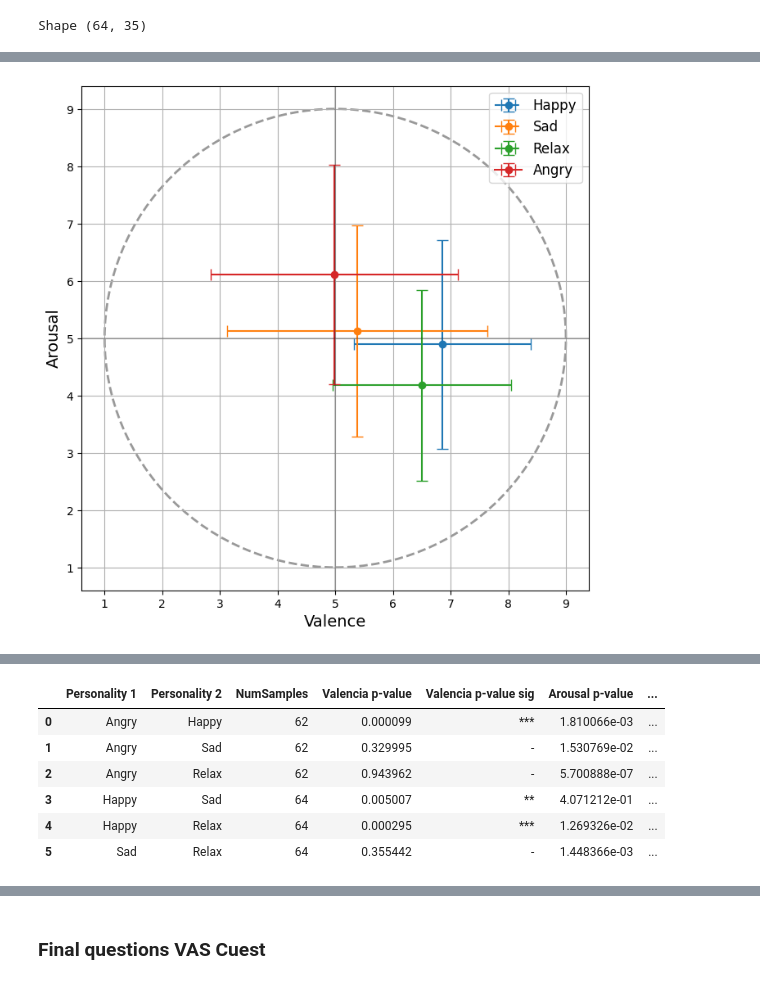
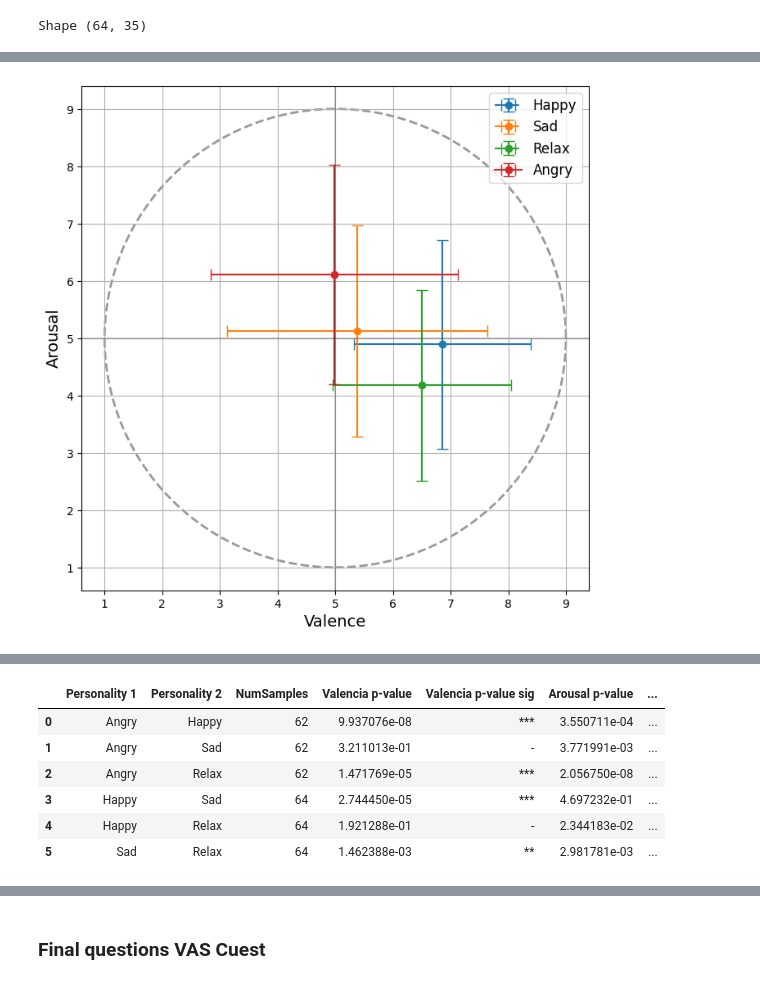
Before and after one commit to ASAPLableni/LableniBot, a Jupyter notebook: DataAnalysis/AnalysisQuestUpdate.ipynb, the cells around one changed output, grey strips where cells are left out. Cells and saved outputs as stored; diff of their text form; code cells hidden in the pictures.

```diff
--- a/DataAnalysis/AnalysisQuestUpdate.ipynb
+++ b/DataAnalysis/AnalysisQuestUpdate.ipynb
@@ -869,20 +963,20 @@ Mean Sad Question2 = 4.8906 +/- 1.5724 ; Median = 5.0 ; Min. =  1.0 ; Max. =  7.
 # %%
 results_subject_list = []
-for i_p1, p1 in enumerate(df_all_cuest["Personality"].unique()[:-1]):
-    for p2 in df_all_cuest["Personality"].unique()[(i_p1+1):]:
+for i_p1, p1 in enumerate(df_all_cuest["NewPersonality"].unique()[:-1]):
+    for p2 in df_all_cuest["NewPersonality"].unique()[(i_p1+1):]:
         # print("Personality", p1, p2)
 
-        x1 = (df_all_cuest[df_all_cuest["Personality"] == p1]["Question1"]).dropna()
-        x2 = (df_all_cuest[df_all_cuest["Personality"] == p2]["Question1"]).dropna()
+        x1 = (df_all_cuest[df_all_cuest["NewPersonality"] == p1]["Question1"]).dropna()
+        x2 = (df_all_cuest[df_all_cuest["NewPersonality"] == p2]["Question1"]).dropna()
 
-        _, p_value_valencia = sp.stats.mannwhitneyu(x1, x2)
+        _, p_value_valencia = sp.stats.kruskal(x1, x2)
 
-        x1 = (df_all_cuest[df_all_cuest["Personality"] == p1]["Question2"]).dropna().astype(np.int16)
-        x2 = (df_all_cuest[df_all_cuest["Personality"] == p2]["Question2"]).dropna().astype(np.int16)
+        x1 = (df_all_cuest[df_all_cuest["NewPersonality"] == p1]["Question2"]).dropna().astype(np.int16)
+        x2 = (df_all_cuest[df_all_cuest["NewPersonality"] == p2]["Question2"]).dropna().astype(np.int16)
 
-        _, p_value_arousal = sp.stats.mannwhitneyu(x1, x2)
+        _, p_value_arousal = sp.stats.kruskal(x1, x2)
 
-        results_subject_list.append({
+        results_subject_lrellist.append({
             "Personality 1": p1,
             "Personality 2": p2,
             "NumSamples": len(x1),
@@ -1273,34 +1488,70 @@ plt.savefig("Results/Images/SAMVH.pdf", dpi=300, format="pdf")
 plt.show()
 
 aute.stat_print(df_angry["Question6"], "Angry Valence")
+_, p_value = sp.stats.normaltest(df_angry["Question6"].dropna())
+print("p-value", p_value, "in string", aute.get_p_string(p_value))
+
 aute.stat_print(df_angry["Question7"], "Angry Arousal")
+_, p_value = sp.stats.normaltest(df_angry["Question7"].dropna())
+print("p-value", p_value, "in string", aute.get_p_string(p_value))
+
 print()
 aute.stat_print(df_happy["Question6"], "Happy Valence")
+_, p_value = sp.stats.normaltest(df_happy["Question6"].dropna())
+print("p-value", p_value, "in string", aute.get_p_string(p_value))
+
 aute.stat_print(df_happy["Question7"], "Happy Arousal")
+_, p_value = sp.stats.normaltest(df_happy["Question7"].dropna())
+print("p-value", p_value, "in string", aute.get_p_string(p_value))
+
 print()
 aute.stat_print(df_sad["Question6"], "Sad Valence")
+_, p_value = sp.stats.normaltest(df_sad["Question6"].dropna())
+print("p-value", p_value, "in string", aute.get_p_string(p_value))
+
 aute.stat_print(df_sad["Question7"], "Sad Arousal")
+_, p_value = sp.stats.normaltest(df_sad["Question7"].dropna())
+print("p-value", p_value, "in string", aute.get_p_string(p_value))
+
 print()
 aute.stat_print(df_relax["Question6"], "Relax Valence")
+_, p_value = sp.stats.normaltest(df_relax["Question6"].dropna())
+print("p-value", p_value, "in string", aute.get_p_string(p_value))
+
 aute.stat_print(df_relax["Question7"], "Relax Arousal")
+_, p_value = sp.stats.normaltest(df_relax["Question7"].dropna())
+print("p-value", p_value, "in string", aute.get_p_string(p_value))
+
 print()
 
 personality_list = ["Angry", "Happy", "Sad", "Relax"]
+
+group_list = [
+    df_g["Question6"].dropna().tolist() for g, df_g in df_all_cuest.groupby("NewPersonality") if g != "Neutral"
+]
+_, pvalue = sp.stats.f_oneway(*group_list)
+print("Valence", pvalue, "string", aute.get_p_string(pvalue))
+
+group_list = [
+    df_g["Question7"].dropna().tolist() for g, df_g in df_all_cuest.groupby("NewPersonality") if g != "Neutral"
+]
+_, pvalue = sp.stats.f_oneway(*group_list)
+print("Arousal", pvalue, "string", aute.get_p_string(pvalue))
 
 results_vh_list = []
 for i_p1, p1 in enumerate(personality_list[:-1]):
     for p2 in personality_list[(i_p1+1):]:
         # print("Personality", p1, p2)
 
-        x1 = rescale_feature(df_all_cuest[df_all_cuest["Personality"] == p1]["Question6"]).dropna()
-        x2 = rescale_feature(df_all_cuest[df_all_cuest["Personality"] == p2]["Question6"]).dropna()
+        x1 = df_all_cuest[df_all_cuest["Personality"] == p1]["Question6"].dropna()
+        x2 = df_all_cuest[df_all_cuest["Personality"] == p2]["Question6"].dropna()
 
-        _, p_value_valencia = sp.stats.mannwhitneyu(x1, x2)
+        _, p_value_valencia = sp.stats.ttest_ind(x1, x2)
 
-        x1 = rescale_feature(df_all_cuest[df_all_cuest["Personality"] == p1]["Question7"]).dropna().astype(np.int16)
-        x2 = rescale_feature(df_all_cuest[df_all_cuest["Personality"] == p2]["Question7"]).dropna().astype(np.int16)
+        x1 = df_all_cuest[df_all_cuest["Personality"] == p1]["Question7"].dropna().astype(np.int16)
+        x2 = df_all_cuest[df_all_cuest["Personality"] == p2]["Question7"].dropna().astype(np.int16)
 
-        _, p_value_arousal = sp.stats.mannwhitneyu(x1, x2)
+        _, p_value_arousal = sp.stats.ttest_ind(x1, x2)
 
         results_vh_list.append({
             "Personality 1": p1,
@@ -1329,7 +1586,7 @@ Mean Relax Arousal = 4.1774 +/- 1.6512 ; Median = 5.0 ; Min. =  1.0 ; Max. =  8.
 |  | Personality 1 | Personality 2 | NumSamples | Valencia p-value | Valencia p-value sig | Arousal p-value | ... |
-| 0 | Angry | Happy | 62 | 0.000099 | *** | 1.810066e-03 | ... |
-| 1 | Angry | Sad | 62 | 0.329995 | - | 1.530769e-02 | ... |
-| 2 | Angry | Relax | 62 | 0.943962 | - | 5.700888e-07 | ... |
-| 3 | Happy | Sad | 64 | 0.005007 | ** | 4.071212e-01 | ... |
-| 4 | Happy | Relax | 64 | 0.000295 | *** | 1.269326e-02 | ... |
-| 5 | Sad | Relax | 64 | 0.355442 | - | 1.448366e-03 | ... |
+| 0 | Angry | Happy | 62 | 9.937076e-08 | *** | 3.550711e-04 | ... |
+| 1 | Angry | Sad | 62 | 3.211013e-01 | - | 3.771991e-03 | ... |
+| 2 | Angry | Relax | 62 | 1.471769e-05 | *** | 2.056750e-08 | ... |
+| 3 | Happy | Sad | 64 | 2.744450e-05 | *** | 4.697232e-01 | ... |
+| 4 | Happy | Relax | 64 | 1.921288e-01 | - | 2.344183e-02 | ... |
+| 5 | Sad | Relax | 64 | 1.462388e-03 | ** | 2.981781e-03 | ... |
```
Also changed, not shown: parts of 25 cells of this notebook, 2 other files.
